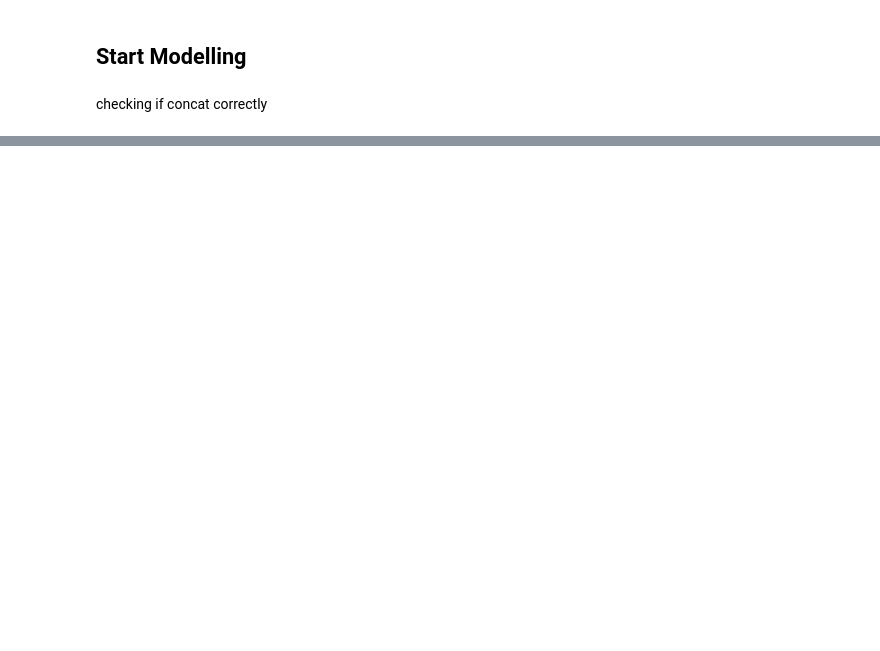
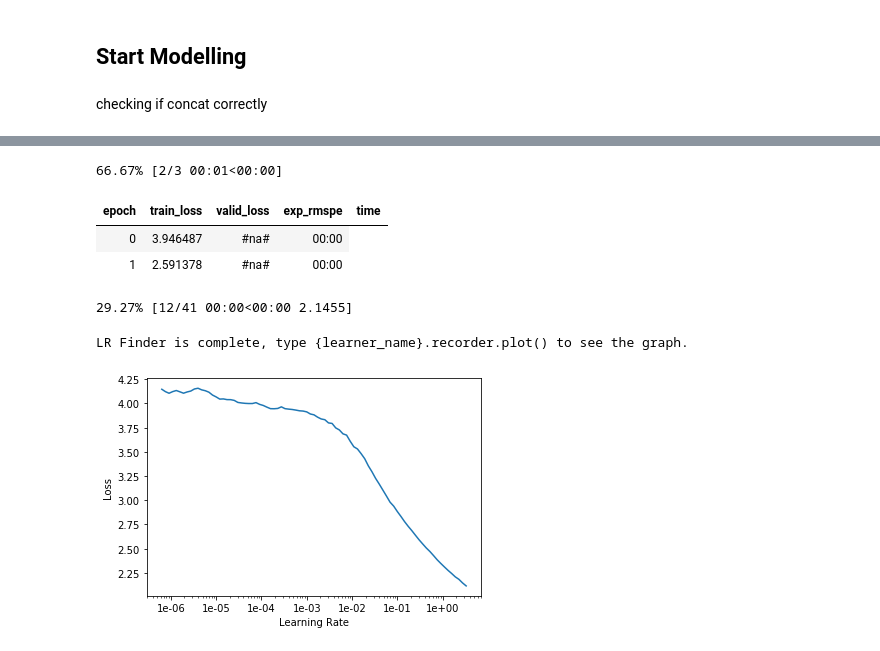
Before and after one commit to maxmatical/gld_forecasting, a Jupyter notebook: GLD_Forecasting.ipynb, the cells around one changed output, grey strips where cells are left out. Saved outputs shown, nothing was run; the diff lists cells and outputs as text; code cells hidden in the pictures; blank space fills up the shorter version.

```diff
--- a/GLD_Forecasting.ipynb
+++ b/GLD_Forecasting.ipynb
@@ -320,24 +302,20 @@ train_val_df.tail(5)
 # df = df[['Open', 'High', 'Low', 'Close', 'target']]
 # %%
 cont_names = df.columns.tolist() # all columns are continous atm
-# cont_names = ['Open', 'High', 'Low', 'Close']
-cat_names=None # no categorical variables
+cat_names=[] # no categorical variables
 
-tfm_fillna = FillMissing(cat_names, cont_names, fill_strategy=FillStrategy.CONSTANT, fill_val= -1)
+# tfm_fillna = FillMissing(cat_names, cont_names, fill_strategy=FillStrategy.CONSTANT, fill_val= -1)
 
 bs = 64
 
 # train_val_df
 
-# data = (TabularList.from_df(df, path=path, procs=[FillMissing, Normalize],)
-#                 .split_by_idx(val_idx)
-#                 .label_from_df(cols='target', label_cls=FloatList, log=True) # using logged target values
-#                 .add_test(TabularList.from_df(test_df, path=path, cat_names=cat_names, cont_names=cont_names))
-#                 .databunch(bs = bs))
-
-data = TabularDataBunch.from_df(path, df, 'target', valid_idx=val_idx, procs=[FillMissing, Normalize], cat_names=cat_names,
-                                bs = bs)
-data.c=1
+data = (TabularList.from_df(train_val_df, path=path, procs=None, cont_names = cont_names, cat_names=None)
+                .split_by_idx(val_idx)
+                .label_from_df(cols='target', label_cls=FloatList, log=True) # using logged target values
+                .add_test(TabularList.from_df(test_df, path=path, cat_names=cat_names, cont_names=None))
+                .databunch(bs = bs))
 # %%
-# max_log_y = np.log(np.max(train_val_df['target'])*1.2)
-# y_range = torch.tensor([0, max_log_y], device=defaults.device)
+# clip the range of predictions
+max_log_y = np.log(np.max(train_val_df['target'])*1.2)
+y_range = torch.tensor([0, max_log_y], device=defaults.device)
@@ -344,4 +327,2 @@ data.c=1
 # %%
-learn = tabular_learner(data, layers=[1000,500], ps=[0.001,0.01], emb_drop=0.04, metrics=exp_rmspe)
+learn = tabular_learner(data, layers=[1024, 512], ps=[0.1, 0.1], y_range = y_range, metrics=exp_rmspe)
-# %%
-learn.fit(10)
@@ -359,0 +348,11 @@ learn.fit(10)
+# %%
+learn.lr_find()
+learn.recorder.plot()
+# %% [output]
+66.67% [2/3 00:01<00:00]
+| epoch | train_loss | valid_loss | exp_rmspe | time |
+| 0 | 3.946487 | #na# | 00:00 |
+| 1 | 2.591378 | #na# | 00:00 |
+29.27% [12/41 00:00<00:00 2.1455]
+LR Finder is complete, type {learner_name}.recorder.plot() to see the graph.
+[figure, added]
```
Also changed, not shown: parts of 24 cells of this notebook.
